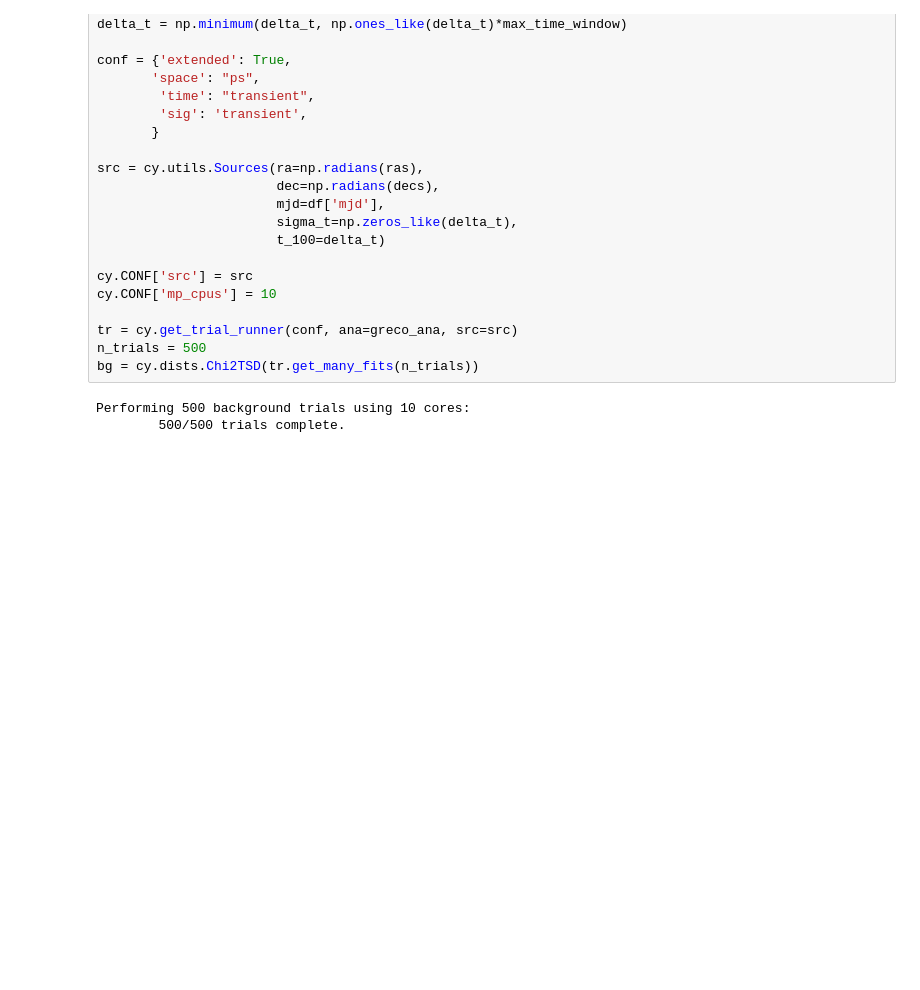
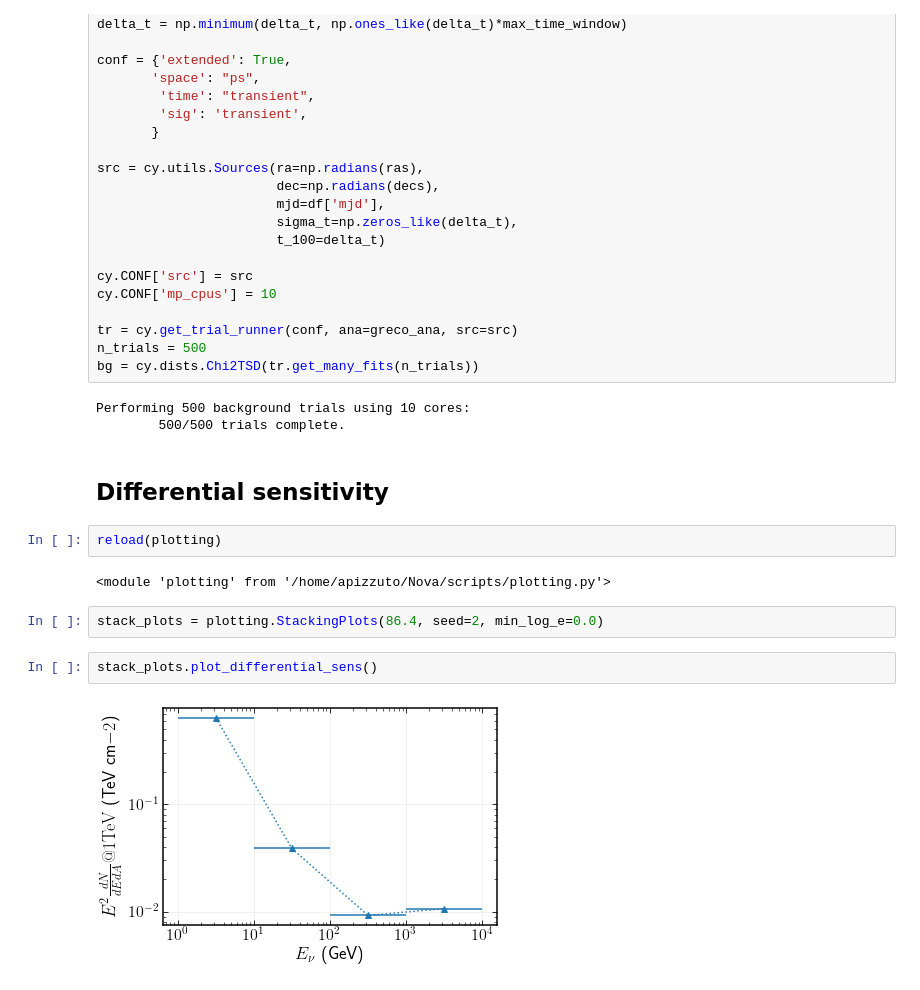
Before and after one commit to apizzuto/Novae, a Jupyter notebook: notebooks/stacking_sensitivity.ipynb, the cells around one changed output. Drawn from its saved outputs; the diff is of its cells as text; blank space fills up the shorter version.

Commit message:
New plot in notebook

```diff
--- a/notebooks/stacking_sensitivity.ipynb
+++ b/notebooks/stacking_sensitivity.ipynb
@@ -289,3 +289,15 @@ bg = cy.dists.Chi2TSD(tr.get_many_fits(n_trials))
 # %% [output]
 Performing 500 background trials using 10 cores:
         500/500 trials complete.
+# %% [markdown]
+## Differential sensitivity
+# %%
+reload(plotting)
+# %% [output]
+<module 'plotting' from '/home/apizzuto/Nova/scripts/plotting.py'>
+# %%
+stack_plots = plotting.StackingPlots(86.4, seed=2, min_log_e=0.0)
+# %%
+stack_plots.plot_differential_sens()
+# %% [output]
+[figure, added]
```
Also changed, not shown: parts of 1 cell of this notebook.
